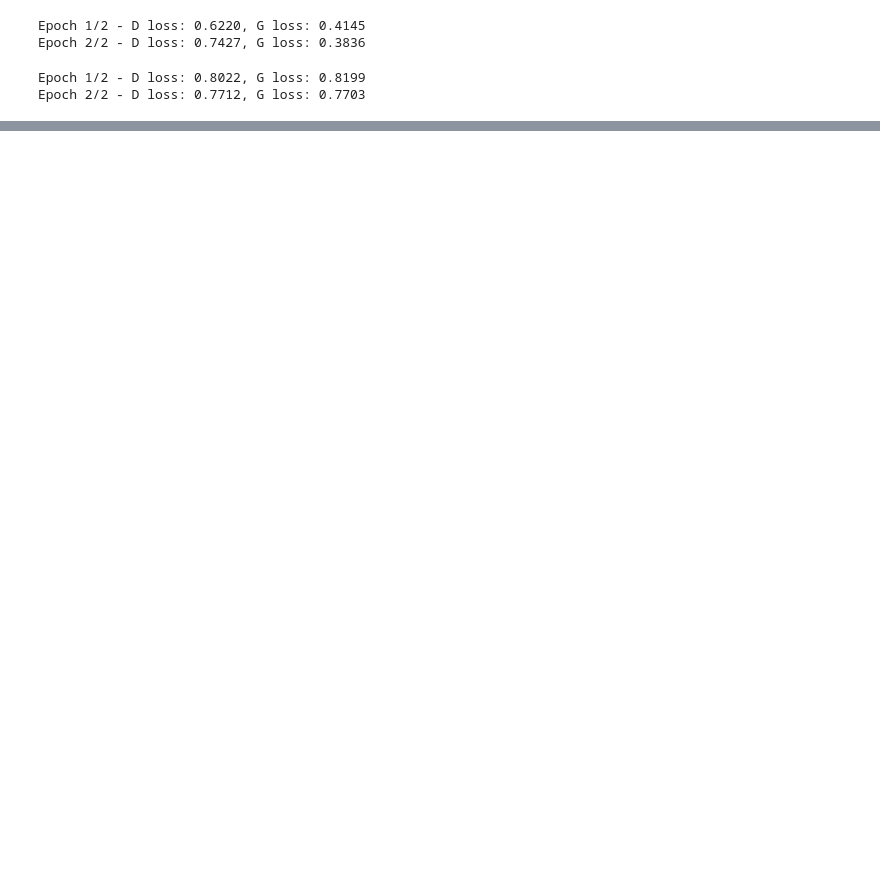
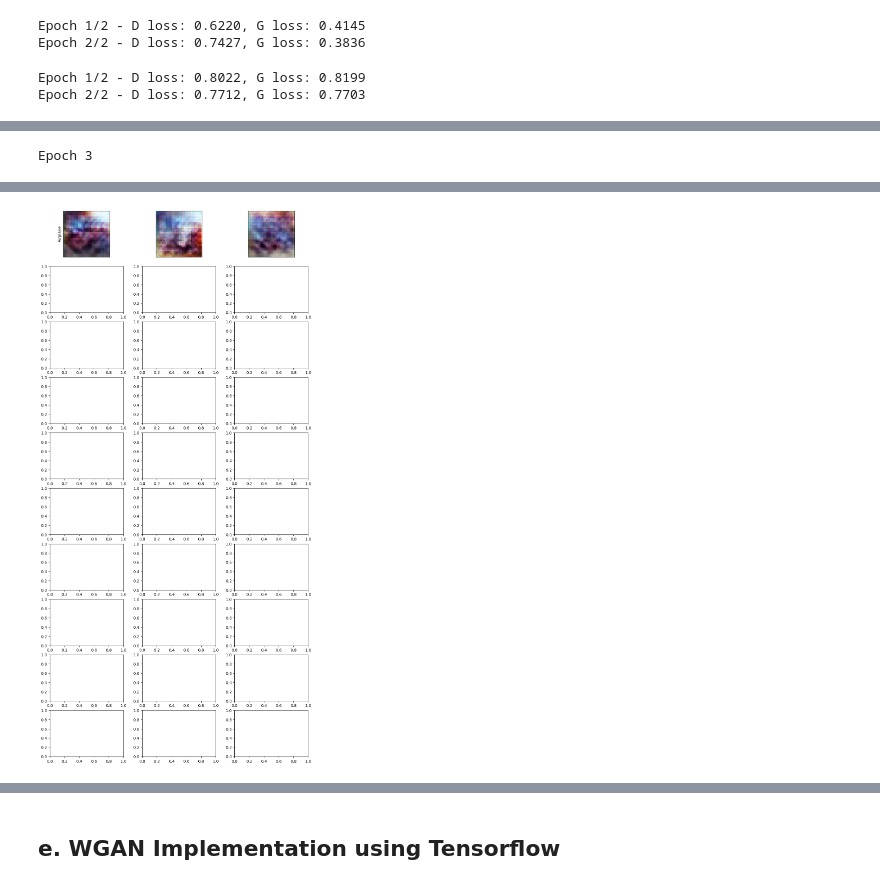
Before and after one commit to orbin123/Machine_Learning, a Jupyter notebook: Deep_Learning/GANs/generative_models.ipynb, the cells around one changed output, grey strips where cells are left out. Drawn from its saved outputs; the diff is of its cells as text; code cells hidden in the pictures; blank space fills up the shorter version.

```diff
--- a/Deep_Learning/GANs/generative_models.ipynb
+++ b/Deep_Learning/GANs/generative_models.ipynb
@@ -323,0 +518,46 @@ TypeError: can't multiply sequence by non-int of type 'float'
+# %%
+# visualizing Generated images
+
+def show_samples(num_samples, n_class, g_model):
+    fig, axes = plt.subplots(10, num_samples, figsize=(10, 20))
+    fig.tight_layout()
+    fig.subplots_adjust(wspace=None, hspace=0.2)
+
+    for l in np.arange(10):
+        random_noise = tf.random.normal(shape=(num_samples, noise_dim))
+        label = tf.ones(num_samples)*l
+        generated_images = g_model.predict([random_noise, label])
+        for j in range(generated_images.shape[0]):
+            img= image.array_to_img(generated_images[j], scale=True)
+            axes[l, j].imshow(img)
+            axes[l, j].yaxis.set_ticks([])
+            axes[l, j].xaxis.set_ticks([])
+
+            if j == 0:
+                axes[l, j].set_ylabel(tags[l])
+        plt.show()
+# %%
+def train(dataset, epochs=epoch_count):
+
+    for epoch in range(epochs):
+        print('Epoch', epochs)
+        d_loss_list = []
+        g_loss_list = []
+        q_loss_list = []
+        start = time.time()
+
+        itern = 0
+        for image_batch in tqdm(dataset):
+            d_loss, g_loss = train_step(image_batch)
+            d_loss_list.append(d_loss)
+            g_loss_list.append(g_loss)
+            itern = itern+1
+
+        show_samples(3, n_class, g_model)
+
+        print(f'Epoch: {epoch} -- Generator Loss: {np.mean(g_loss_list)}, Discriminator Loss: {np.mean(d_loss_list)}\n')
+        print(f'Took {time.time() - start} seconds. \n\n')
+
+train(dataset, epochs = epoch_count)
+# %% [output]
+Epoch 3
@@ -323,0 +565 @@ TypeError: can't multiply sequence by non-int of type 'float'
+[figure, added]
@@ -323,0 +612,2 @@ TypeError: can't multiply sequence by non-int of type 'float'
+# %% [markdown]
+## e. WGAN Implementation using Tensorflow
```
Also changed, not shown: parts of 34 cells of this notebook, 3 other files.
